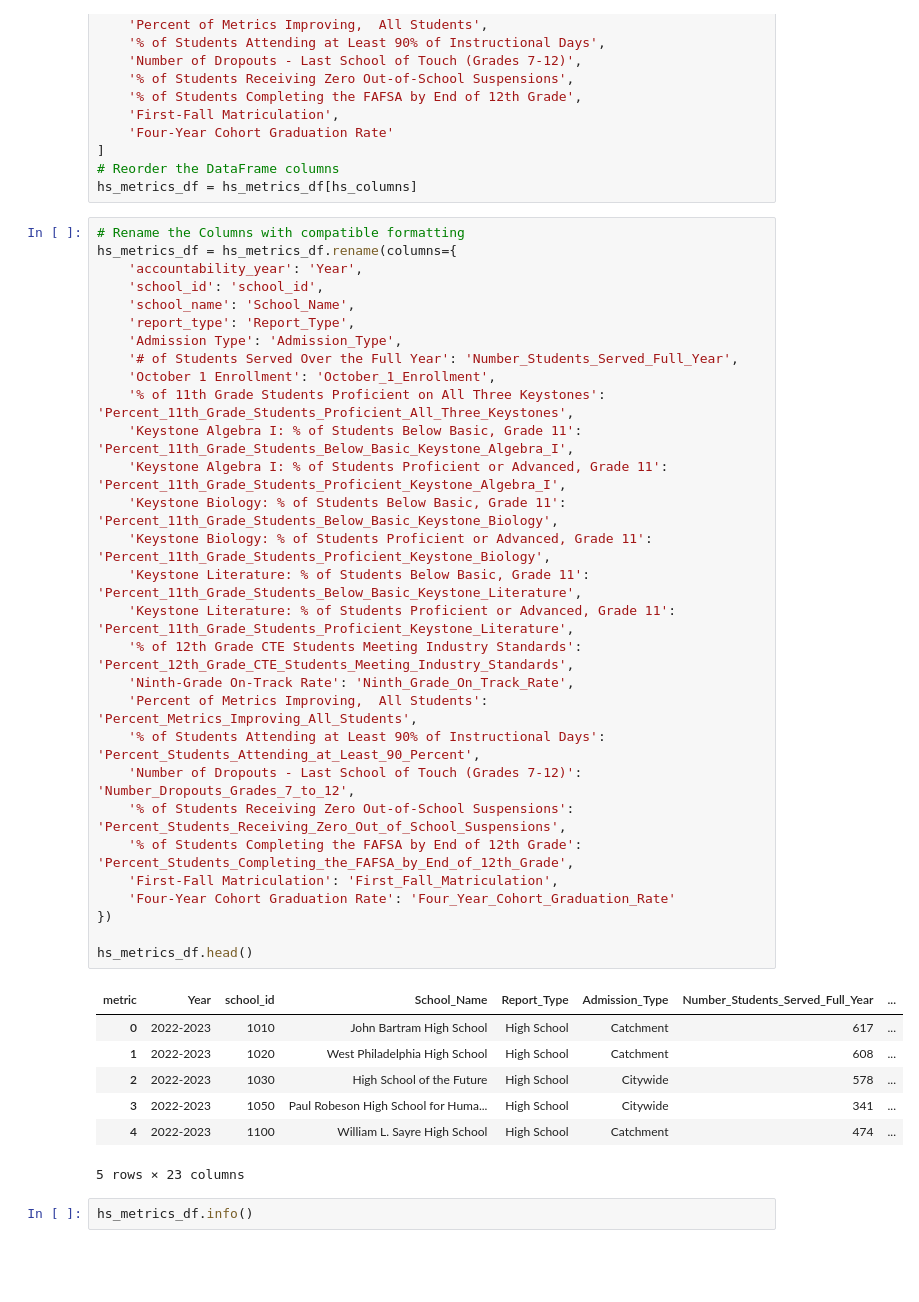
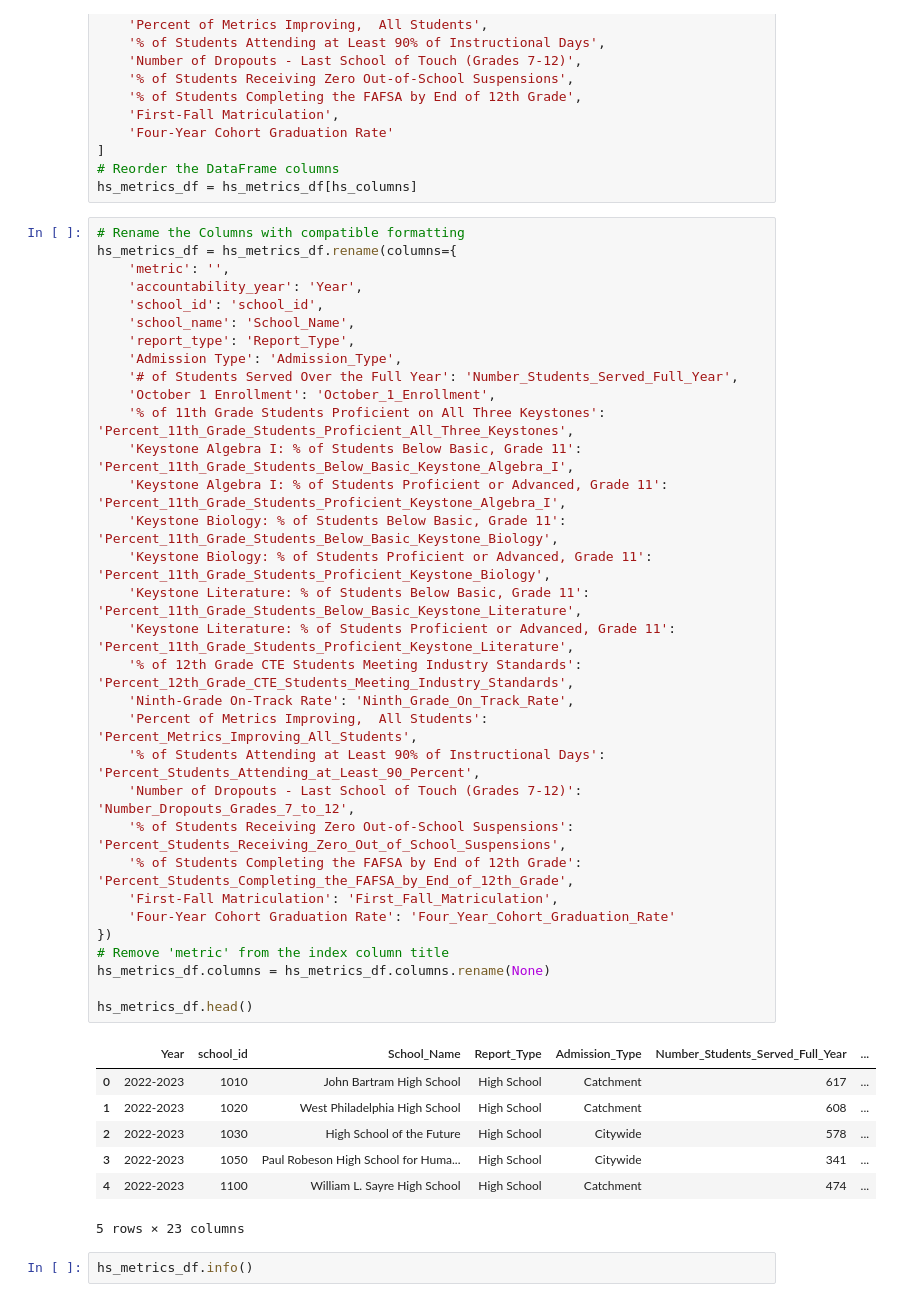
Before and after one commit to EricCroston/Philadelphia-School_Performance_vs_Crime_Data, a Jupyter notebook: School_Metrics_Cleanup.ipynb, the cells around one changed output. Drawn from its saved outputs; the diff is of its cells as text; blank space fills up the shorter version.

Commit message:
school metrics

```diff
--- a/School_Metrics_Cleanup.ipynb
+++ b/School_Metrics_Cleanup.ipynb
@@ -669,34 +767,37 @@ hs_metrics_df = hs_metrics_df[hs_columns]
 # %%
 # Rename the Columns with compatible formatting
 hs_metrics_df = hs_metrics_df.rename(columns={
+    'metric': '',
     'accountability_year': 'Year',
     'school_id': 'school_id',
     'school_name': 'School_Name',
     'report_type': 'Report_Type',
     'Admission Type': 'Admission_Type',
     '# of Students Served Over the Full Year': 'Number_Students_Served_Full_Year',
     'October 1 Enrollment': 'October_1_Enrollment',
     '% of 11th Grade Students Proficient on All Three Keystones': 'Percent_11th_Grade_Students_Proficient_All_Three_Keystones',
     'Keystone Algebra I: % of Students Below Basic, Grade 11': 'Percent_11th_Grade_Students_Below_Basic_Keystone_Algebra_I',
     'Keystone Algebra I: % of Students Proficient or Advanced, Grade 11': 'Percent_11th_Grade_Students_Proficient_Keystone_Algebra_I',
     'Keystone Biology: % of Students Below Basic, Grade 11': 'Percent_11th_Grade_Students_Below_Basic_Keystone_Biology',
     'Keystone Biology: % of Students Proficient or Advanced, Grade 11': 'Percent_11th_Grade_Students_Proficient_Keystone_Biology',
     'Keystone Literature: % of Students Below Basic, Grade 11': 'Percent_11th_Grade_Students_Below_Basic_Keystone_Literature',
     'Keystone Literature: % of Students Proficient or Advanced, Grade 11': 'Percent_11th_Grade_Students_Proficient_Keystone_Literature',
     '% of 12th Grade CTE Students Meeting Industry Standards': 'Percent_12th_Grade_CTE_Students_Meeting_Industry_Standards',
     'Ninth-Grade On-Track Rate': 'Ninth_Grade_On_Track_Rate',
     'Percent of Metrics Improving,  All Students': 'Percent_Metrics_Improving_All_Students',
     '% of Students Attending at Least 90% of Instructional Days': 'Percent_Students_Attending_at_Least_90_Percent',
     'Number of Dropouts - Last School of Touch (Grades 7-12)': 'Number_Dropouts_Grades_7_to_12',
     '% of Students Receiving Zero Out-of-School Suspensions': 'Percent_Students_Receiving_Zero_Out_of_School_Suspensions',
     '% of Students Completing the FAFSA by End of 12th Grade': 'Percent_Students_Completing_the_FAFSA_by_End_of_12th_Grade',
     'First-Fall Matriculation': 'First_Fall_Matriculation',
     'Four-Year Cohort Graduation Rate': 'Four_Year_Cohort_Graduation_Rate'
 })
+# Remove 'metric' from the index column title
+hs_metrics_df.columns = hs_metrics_df.columns.rename(None)
 
 hs_metrics_df.head()
 # %% [output]
-| metric | Year | school_id | School_Name | Report_Type | Admission_Type | Number_Students_Served_Full_Year | ... |
+|  | Year | school_id | School_Name | Report_Type | Admission_Type | Number_Students_Served_Full_Year | ... |
 | 0 | 2022-2023 | 1010 | John Bartram High School | High School | Catchment | 617 | ... |
 | 1 | 2022-2023 | 1020 | West Philadelphia High School | High School | Catchment | 608 | ... |
 | 2 | 2022-2023 | 1030 | High School of the Future | High School | Citywide | 578 | ... |
```
Also changed, not shown: parts of 35 cells of this notebook, 1 other file.
